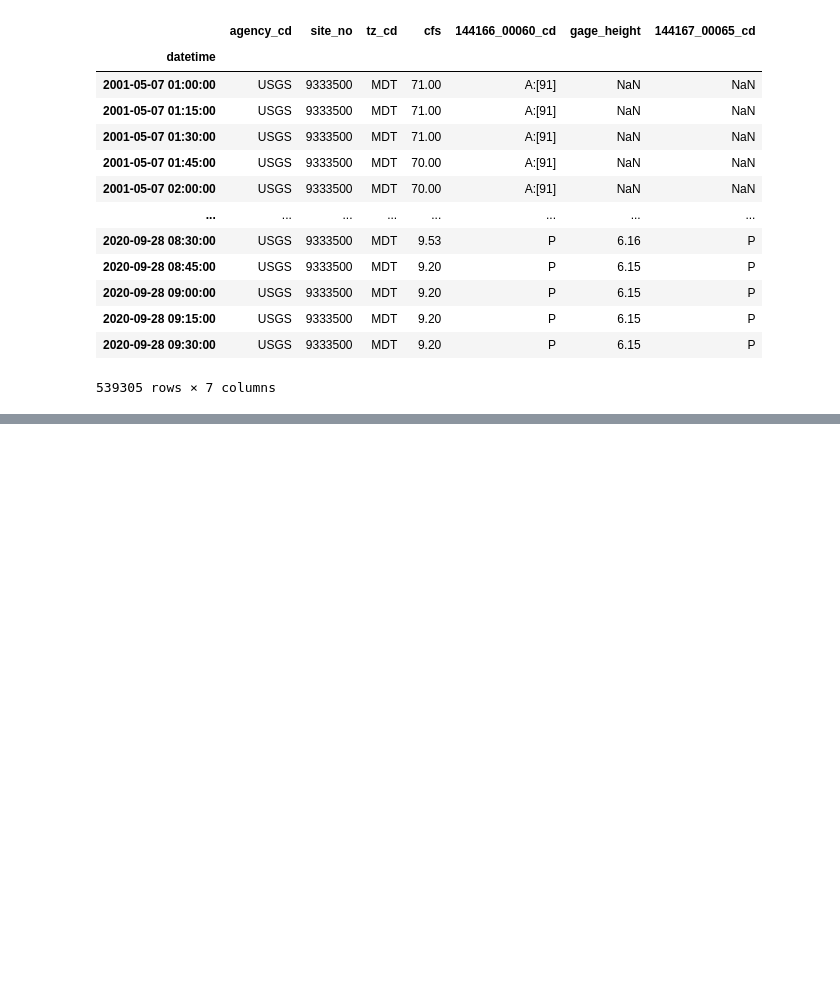
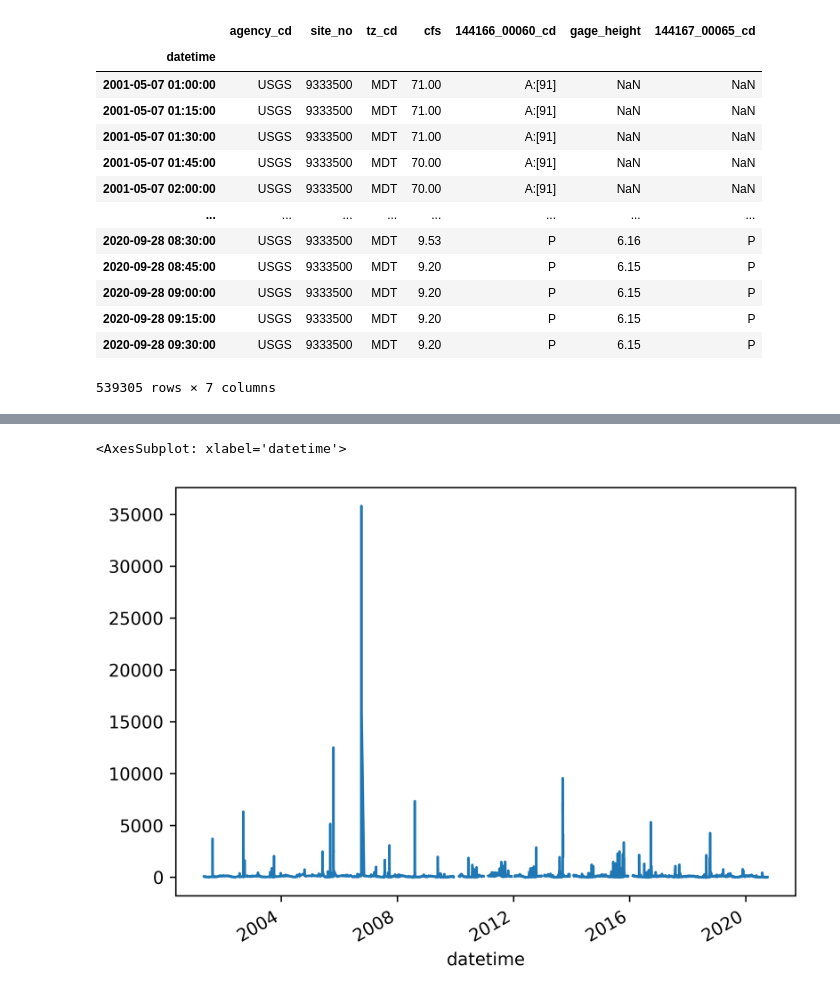
Before and after one commit to sgromme/effectivepandas, a Jupyter notebook: chapter31.ipynb, the cells around one changed output, grey strips where cells are left out. Drawn from its saved outputs; the diff is of its cells as text; code cells hidden in the pictures; blank space fills up the shorter version.

```diff
--- a/chapter31.ipynb
+++ b/chapter31.ipynb
@@ -54,0 +89,23 @@ dd
+# %%
+def to_america_denver_time(df_, time_col, tz_col):
+    return(df_
+           .assign(**{tz_col: df_[tz_col].replace('MDT','MST7MDT')})
+           .groupby(tz_col)
+           [time_col]
+           .transform(lambda s:pd.to_datetime(s)
+                      .dt.tz_localize(s.name, ambiguous=True)
+                      .dt.tz_convert('America/Denver'))
+           )
+
+
+def tweak_river3(df_):
+    return(df_
+           .assign(datetime=to_america_denver_time(df_, 'datetime',
+                    'tz_cd'))
+           .rename(columns={'144166_00060':'cfs',
+                            '144167_00065': 'gage_height'})
+           .set_index('datetime')
+          )
+
+
+dd = tweak_river3(df)
@@ -54,0 +129,7 @@ dd
+# %%
+import matplotlib.pyplot as plt
+fig, ax = plt.subplots(dpi=600)
+dd.cfs.plot()
+# %% [output]
+<AxesSubplot: xlabel='datetime'>
+[figure, added]
```
Also changed, not shown: parts of 38 cells of this notebook.
